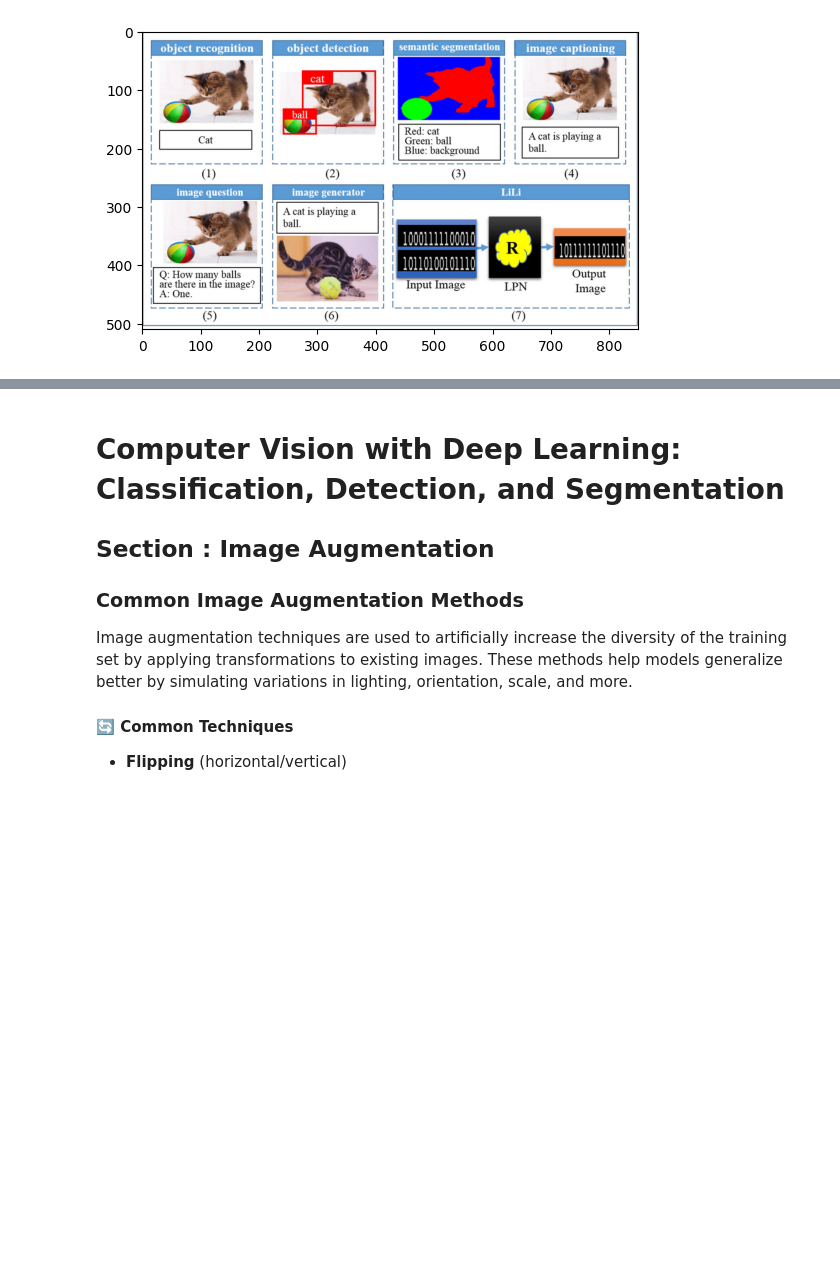
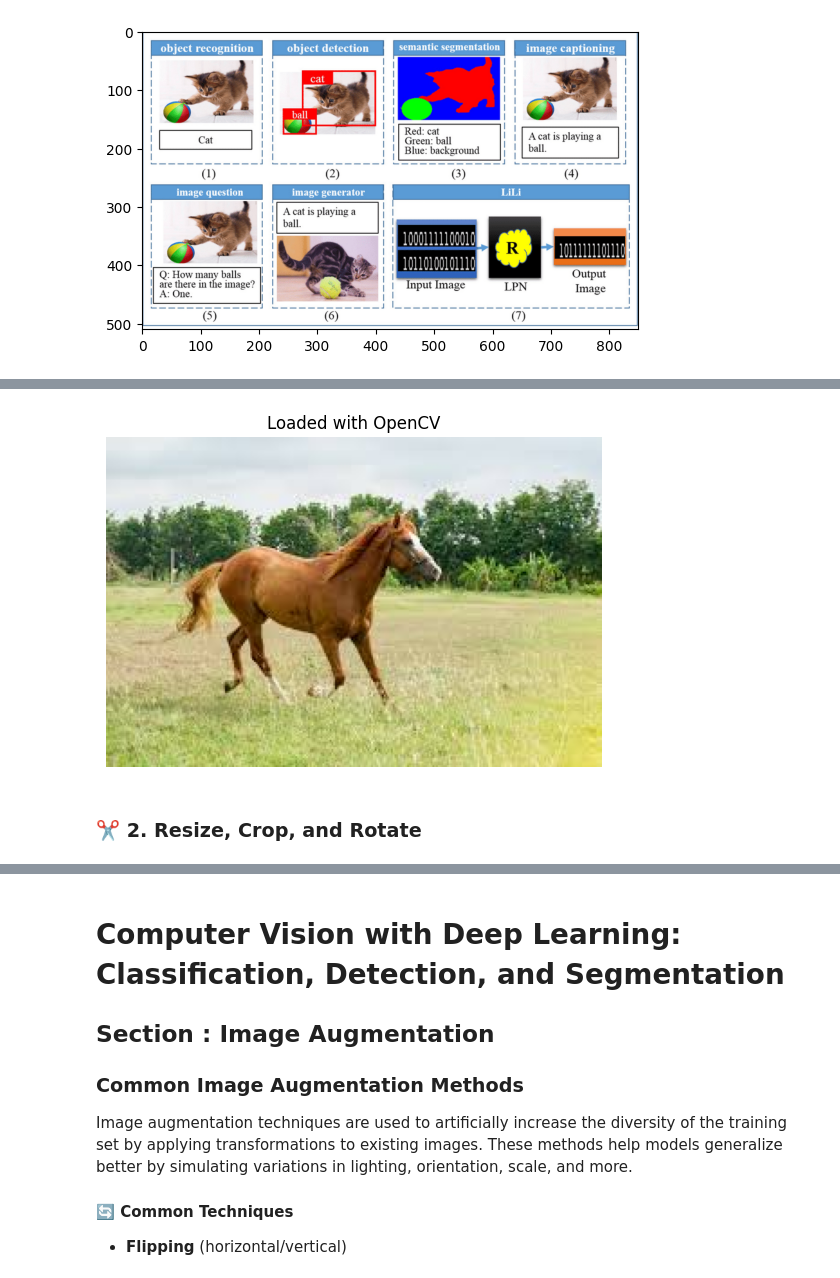
Before and after one commit to AnneLaureM/ComputerVision, a Jupyter notebook: ComputerVision.ipynb, the cells around one changed output, grey strips where cells are left out. Drawn from its saved outputs; the diff is of its cells as text; code cells hidden in the pictures; blank space fills up the shorter version.

```diff
--- a/ComputerVision.ipynb
+++ b/ComputerVision.ipynb
@@ -68,0 +128,14 @@ plt.imshow(img)
+# %%
+import cv2
+import matplotlib.pyplot as plt
+
+img = cv2.imread('data/horse2.jpeg')
+img_rgb = cv2.cvtColor(img, cv2.COLOR_BGR2RGB)
+plt.imshow(img_rgb)
+plt.title("Loaded with OpenCV")
+plt.axis("off")
+plt.show()
+# %% [output]
+[figure, added]
+# %% [markdown]
+### ✂️ 2. Resize, Crop, and Rotate
```
Also changed, not shown: parts of 53 cells of this notebook, 1 other file.
